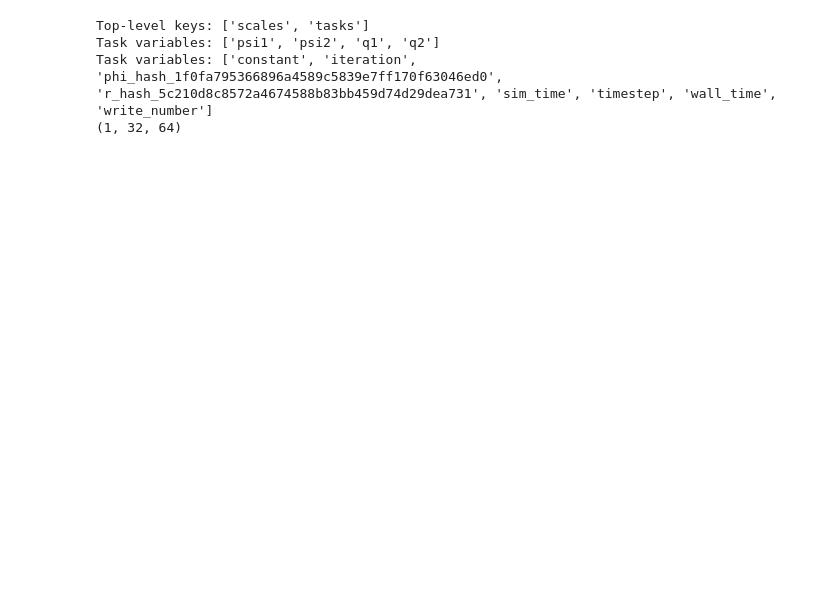
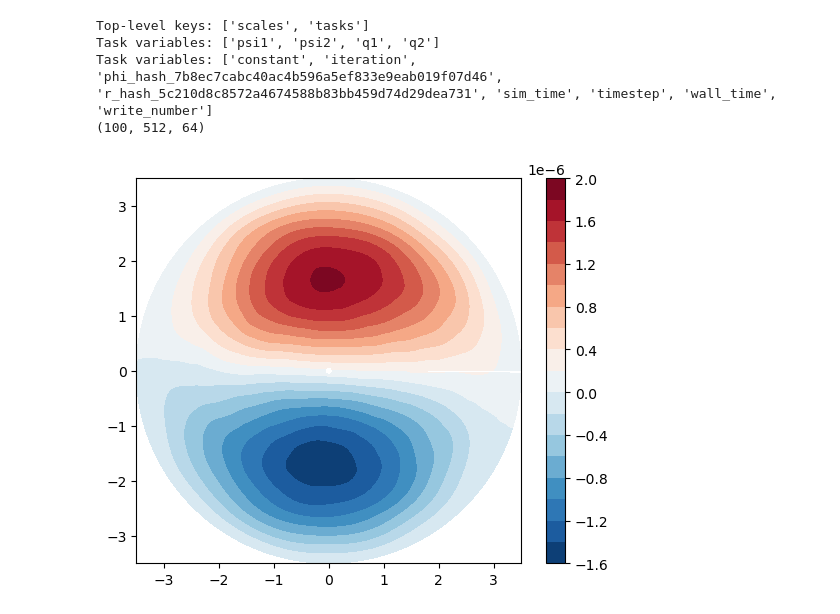
Before and after one commit to linyao1999/JupiterVortex, a Jupyter notebook: IVP_dry_2L_plot.ipynb, the cells around one changed output. Cells and saved outputs as stored; diff of their text form; code cells hidden in the pictures; blank space fills up the shorter version.

```diff
--- a/IVP_dry_2L_plot.ipynb
+++ b/IVP_dry_2L_plot.ipynb
@@ -5,7 +5,9 @@ import matplotlib.pyplot as plt
 # %%
 import h5py
 
-with h5py.File("/global/homes/l/linyaoly/Jupiter_polar_vortex/codes/dedalus/snapshots/snapshots_s11.h5", "r") as f:
+# with h5py.File("/global/homes/l/linyaoly/Jupiter_polar_vortex/codes/dedalus/snapshots_51.8_500/snapshots_s2.h5", "r") as f:
+# with h5py.File("/global/homes/l/linyaoly/Jupiter_polar_vortex/codes/dedalus/snapshots_5.18_100/snapshots_s4.h5", "r") as f:
+with h5py.File("/global/homes/l/linyaoly/Jupiter_polar_vortex/codes/dedalus/snapshots/snapshots_s4.h5", "r") as f:
     print("Top-level keys:", list(f.keys()))        # likely includes 'scales' and 'tasks'
     print("Task variables:", list(f["tasks"].keys()))  # e.g., ['psi1', 'psi2']
     print("Task variables:", list(f["scales"].keys()))  # e.g., ['psi1', 'psi2']
@@ -21,8 +23,25 @@ with h5py.File("/global/homes/l/linyaoly/Jupiter_polar_vortex/codes/dedalus/snap
 # %% [output]
 Top-level keys: ['scales', 'tasks']
 Task variables: ['psi1', 'psi2', 'q1', 'q2']
-Task variables: ['constant', 'iteration', 'phi_hash_1f0fa795366896a4589c5839e7ff170f63046ed0', 'r_hash_5c210d8c8572a4674588b83bb459d74d29dea731', 'sim_time', 'timestep', 'wall_time', 'write_number']
-(1, 32, 64)
+Task variables: ['constant', 'iteration', 'phi_hash_7b8ec7cabc40ac4b596a5ef833e9eab019f07d46', 'r_hash_5c210d8c8572a4674588b83bb459d74d29dea731', 'sim_time', 'timestep', 'wall_time', 'write_number']
+(100, 512, 64)
 # %%
 x = r * np.cos(phi)
 y = r * np.sin(phi)
+# %%
+q1t = psi1[-1,:,:]
+fig = plt.figure(figsize=(7, 5))
+gs = fig.add_gridspec(1, 2, width_ratios=[1, 0.05], wspace=0.1)
+
+# main (square) axes
+ax = fig.add_subplot(gs[0, 0])
+im = ax.contourf(x,y, q1t, levels=21, cmap='RdBu_r')
+ax.set_aspect('equal')           # force square aspect
+ax.set_adjustable('box')         # let the box resize
+
+fig.colorbar(im)
+plt.show()
+# fig, ax = plt.subplots()
+# im = ax.contourf(x, y, q1t)
+# %% [output]
+[figure, added]
```
Also changed, not shown: parts of 3 cells of this notebook, 6 other files.
